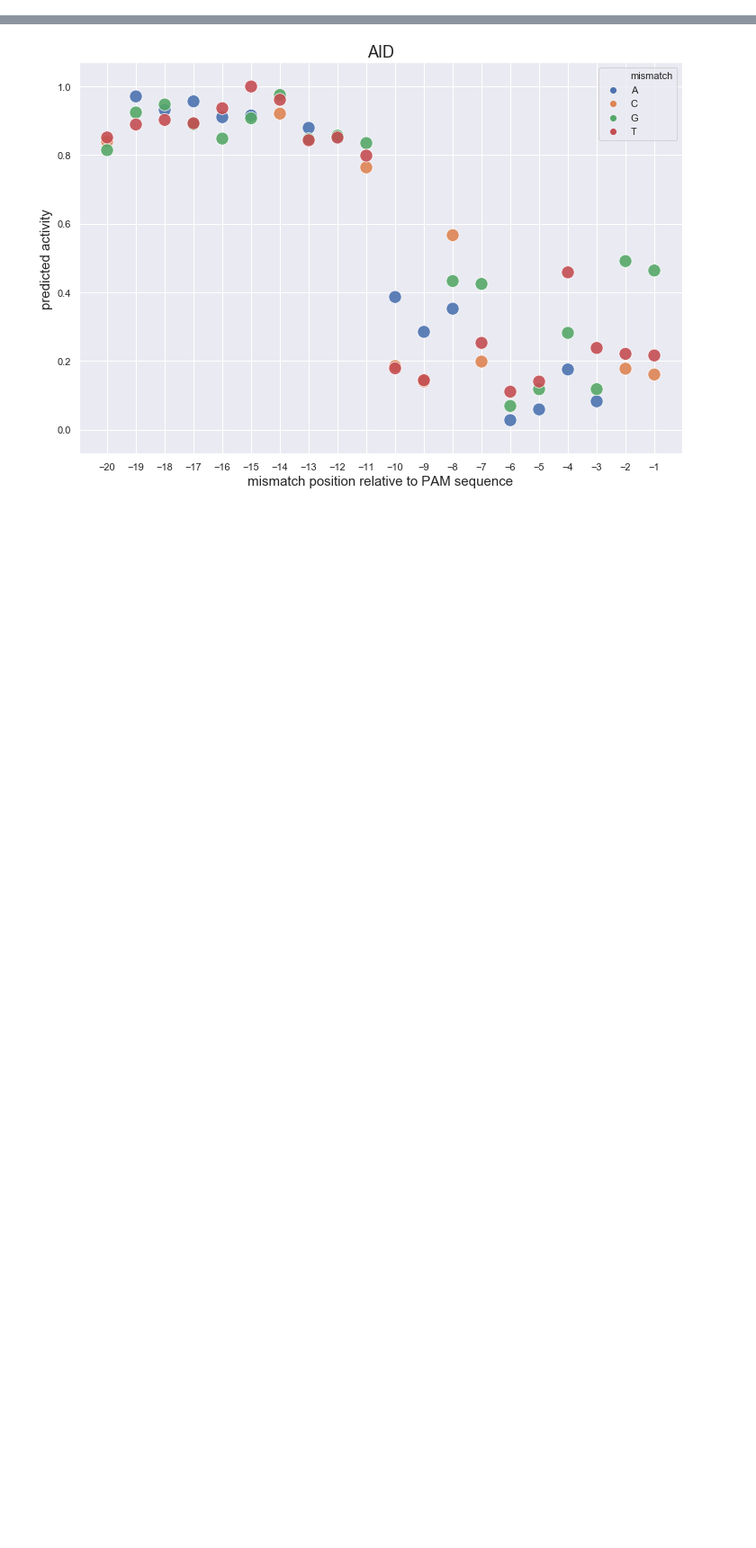
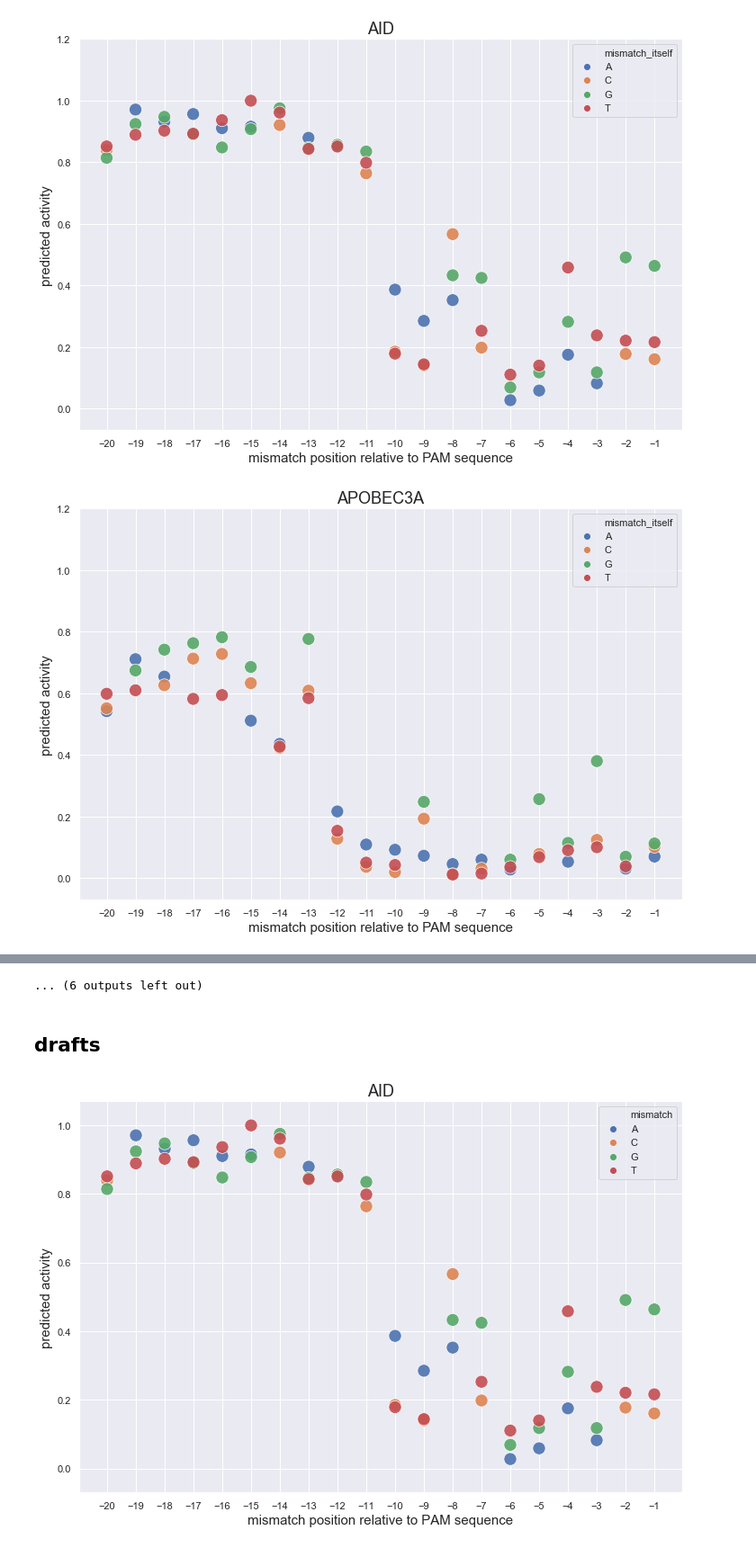
Before and after one commit to babinyurii/sgRNA-mismatch-activity, a Jupyter notebook: 4_editing_plots.ipynb, the cells around one changed output, grey strips where cells are left out. Shown at 90% size. Cells and saved outputs as stored; diff of their text form; code cells hidden in the pictures; blank space fills up the shorter version.

```diff
--- a/4_editing_plots.ipynb
+++ b/4_editing_plots.ipynb
@@ -5 +7,32 @@ import seaborn as sns
 sns.set()
+# %%
+def create_mismatch_plot(df, df_name):
+    """takes df  returns plot of predicted activity
+    """
+    plt.figure(figsize=(12,8))
+    sns.scatterplot(x=df["mismatch_pos"],
+                    y=df["predicted_activity"],
+                    hue=df["mismatch_itself"],
+                   s=200, alpha=0.9)
+
+    plt.xticks(list(range(-20, -0, 1)))
+    plt.ylim(-0.07, 1.2)
+    plt.legend()
+    plt.title(df_name, fontsize=18)
+    plt.xlabel(xlabel="mismatch position relative to PAM sequence", fontsize=15)
+    plt.ylabel(ylabel="predicted activity", fontsize=15)
+
+
+    plt.savefig(df_name + ".png", format='png', dpi=1200)
+
+    #plt.show()
+# %%
+for f in os.listdir("./"):
+    if f.rsplit(".")[-1] == "xlsx":
+        df_name = f.rsplit(".")[0]
+        df = pd.read_excel(f)
+        df = df.sort_values(by=["mismatch_itself"])
+        create_mismatch_plot(df, df_name)
+# %% [output]
+[figure, added]
+[figure, added]
@@ -6,3 +49,6 @@ sns.set()
+... (6 outputs left out)
+# %% [markdown]
+## drafts
 # %%
 aid_df = pd.read_excel("AID.xlsx")
 apobec3a_df = pd.read_excel("APOBEC3A.xlsx")
```
Also changed, not shown: parts of 2 cells of this notebook, 38 other files.
